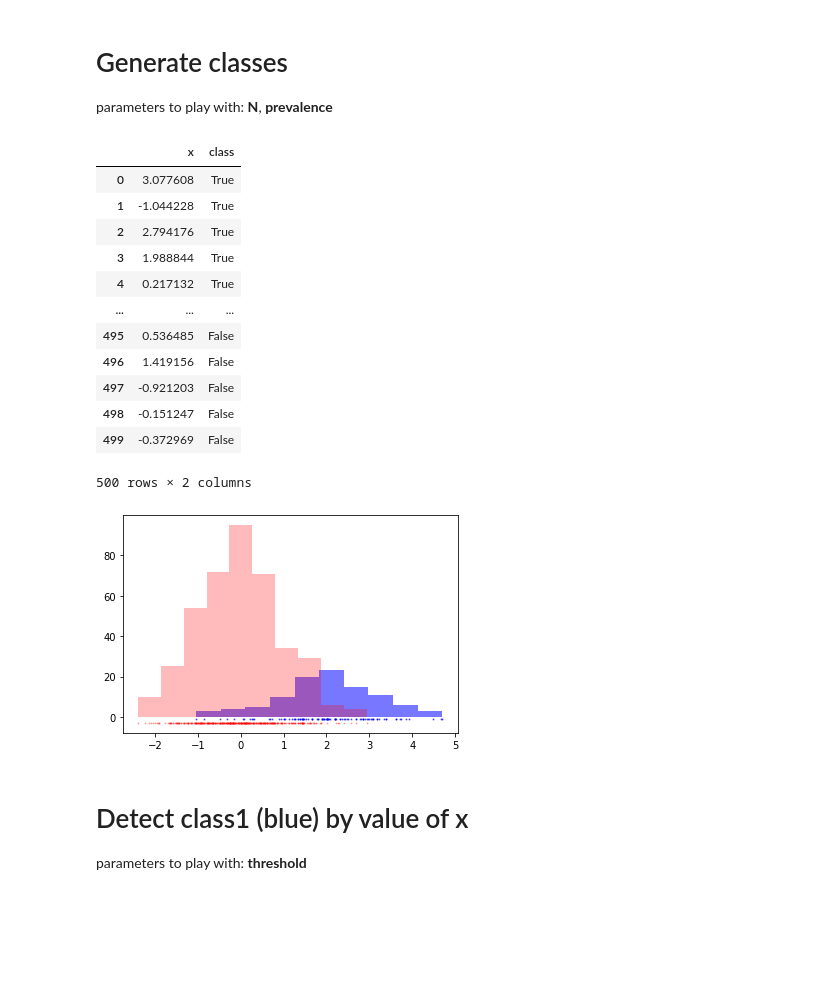
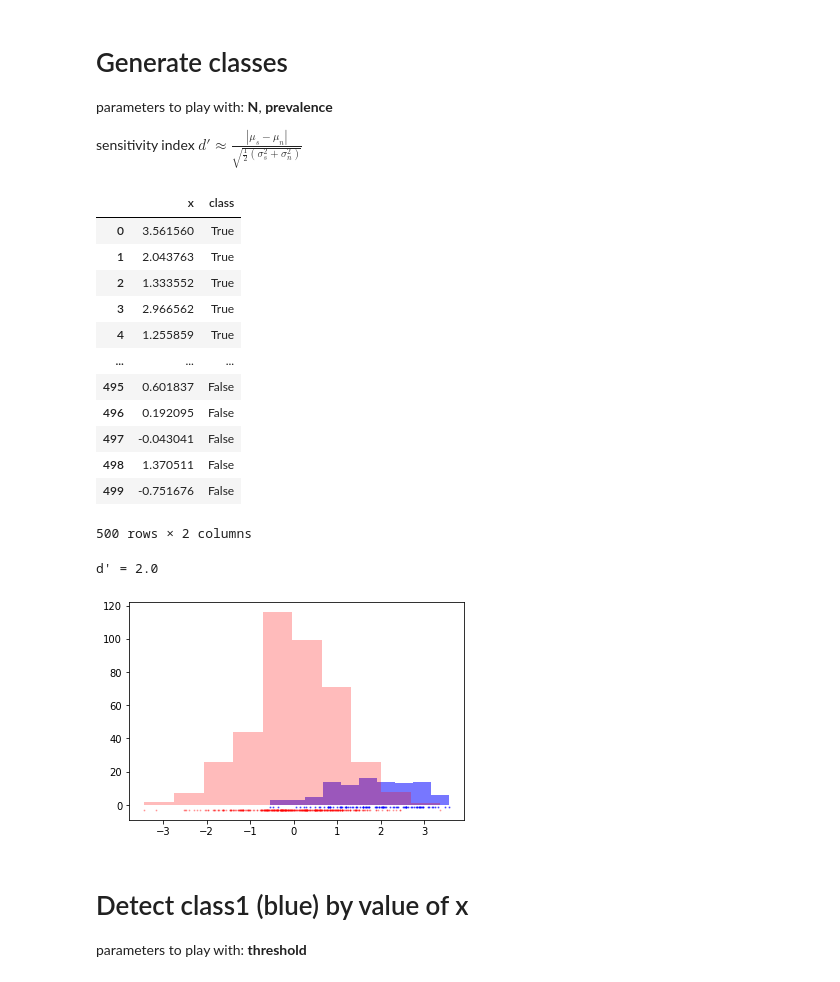
Before and after one commit to anatol-grabowski/haykin-experiments, a Jupyter notebook: Bayes (ROC, precision-recall).ipynb, the cells around one changed output. Drawn from its saved outputs; the diff is of its cells as text; code cells hidden in the pictures; blank space fills up the shorter version.

```diff
--- a/Bayes.ipynb
+++ b/Bayes (ROC, precision-recall).ipynb
@@ -7,35 +7,42 @@ import sklearn.metrics
 # %% [markdown]
 # Generate classes
 parameters to play with: **N**, **prevalence**
+
+sensitivity index $d'\approx {\frac {|\mu _{s}-\mu _{n}|}{\sqrt {{\frac {1}{2}}\left(\sigma _{s}^{2}+\sigma _{n}^{2}\right)}}}$
 # %%
 N = 500
 prevalence = 0.2
-c1 = np.random.normal(size=int(N*prevalence)) + 2
+
+m1 = 2
+c1 = np.random.normal(size=int(N*prevalence)) + m1
 c2 = np.random.normal(size=int(N - N*prevalence))
 c1 = np.vstack([c1, np.full_like(c1, True)]).T
 c2 = np.vstack([c2, np.full_like(c2, False)]).T
 plt.hist(c1[:,0], color='#00f8')
 plt.hist(c2[:,0], color='#f004')
 plt.scatter(c1[:,0], np.full(len(c1), -1), color='#00f8', s=1)
 plt.scatter(c2[:,0], np.full(len(c2), -3), color='#f004', s=1)
 d = np.vstack([c1, c2])
 df = pd.DataFrame({'x': d[:,0], 'class': d[:,1] == 1})
-df
+display(df)
+d_prime = (m1 - 0) / 1
+print('d\' =', d_prime)
 # %% [output]
 |  | x | class |
-| 0 | 3.077608 | True |
-| 1 | -1.044228 | True |
-| 2 | 2.794176 | True |
-| 3 | 1.988844 | True |
-| 4 | 0.217132 | True |
+| 0 | 3.561560 | True |
+| 1 | 2.043763 | True |
+| 2 | 1.333552 | True |
+| 3 | 2.966562 | True |
+| 4 | 1.255859 | True |
 | ... | ... | ... |
-| 495 | 0.536485 | False |
-| 496 | 1.419156 | False |
-| 497 | -0.921203 | False |
-| 498 | -0.151247 | False |
-| 499 | -0.372969 | False |
+| 495 | 0.601837 | False |
+| 496 | 0.192095 | False |
+| 497 | -0.043041 | False |
+| 498 | 1.370511 | False |
+| 499 | -0.751676 | False |
 500 rows × 2 columns
+d' = 2.0
-[figure, old version]
+[figure, new version]
 # %% [markdown]
 # Detect class1 (blue) by value of x
 parameters to play with: **threshold**
```
Also changed, not shown: 6 other files.
